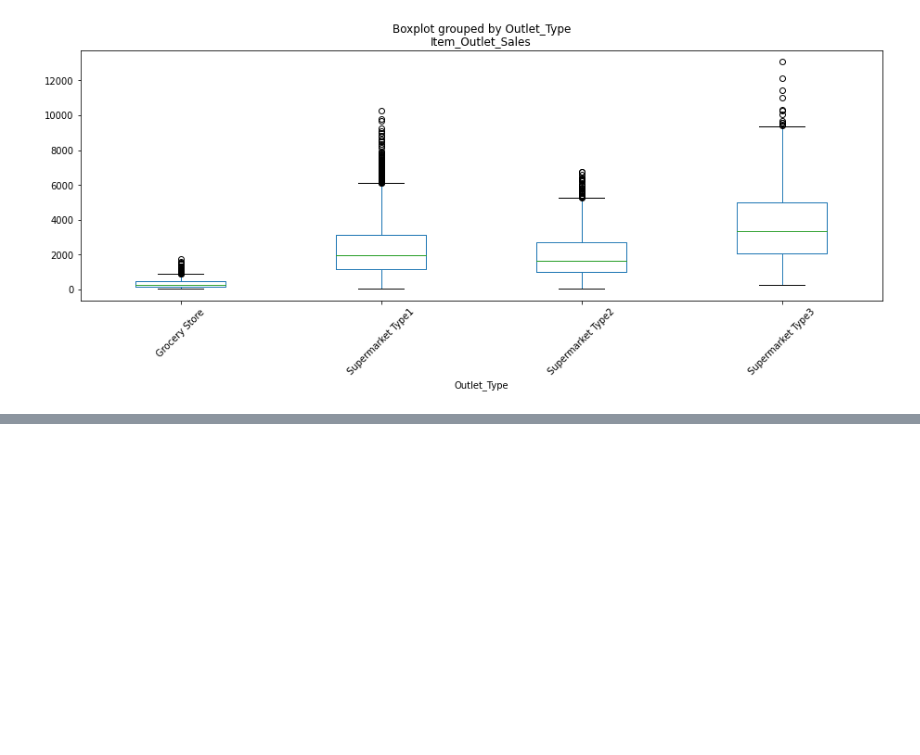
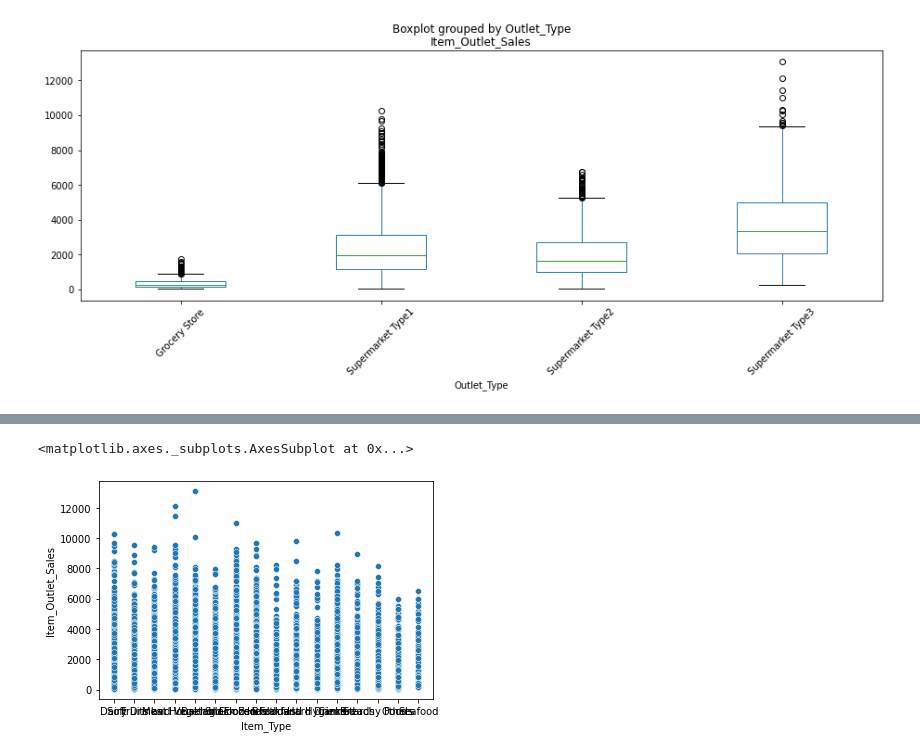
Before and after one commit to burlharlin/sales-predictions, a Jupyter notebook: sales_prediction.ipynb, the cells around one changed output, grey strips where cells are left out. Saved outputs shown, nothing was run; the diff lists cells and outputs as text; code cells hidden in the pictures; blank space fills up the shorter version.

```diff
--- a/sales_prediction.ipynb
+++ b/sales_prediction.ipynb
@@ -375,0 +437,5 @@ df.boxplot('Item_Outlet_Sales',
+# %%
+sns.scatterplot(data = df, x = 'Item_Type', y = 'Item_Outlet_Sales' )
+# %% [output]
+<matplotlib.axes._subplots.AxesSubplot at 0x...>
+[figure, added]
```
Also changed, not shown: parts of 9 cells of this notebook.
